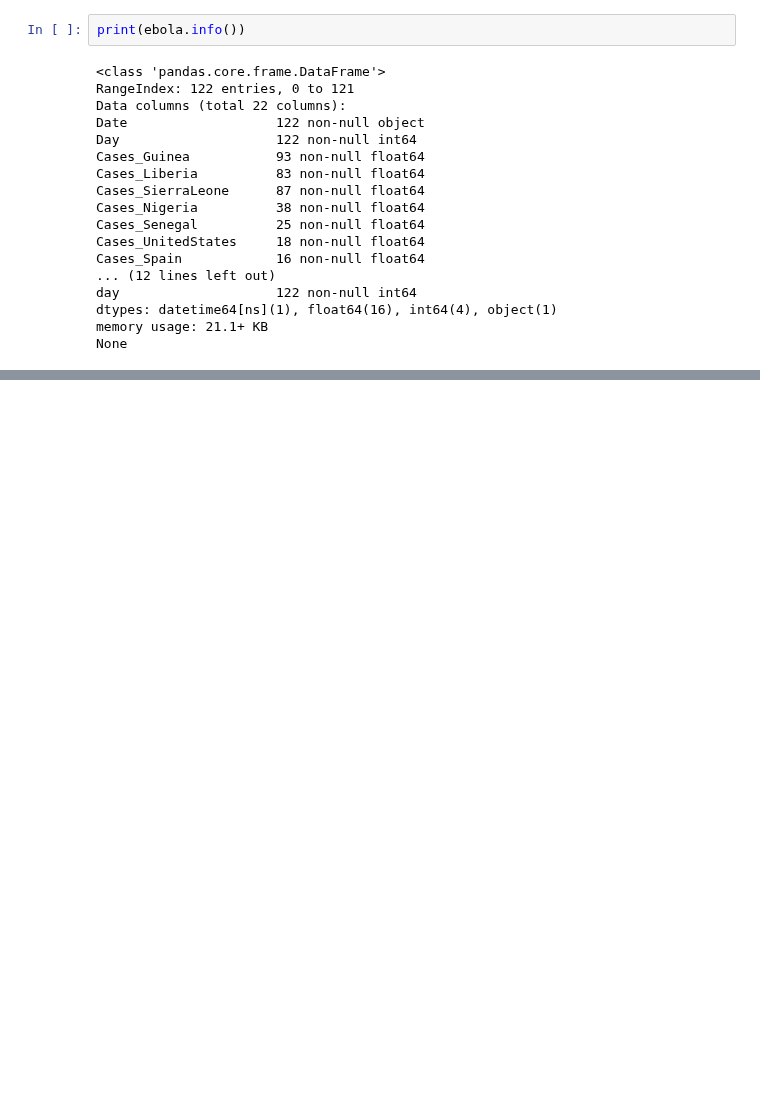
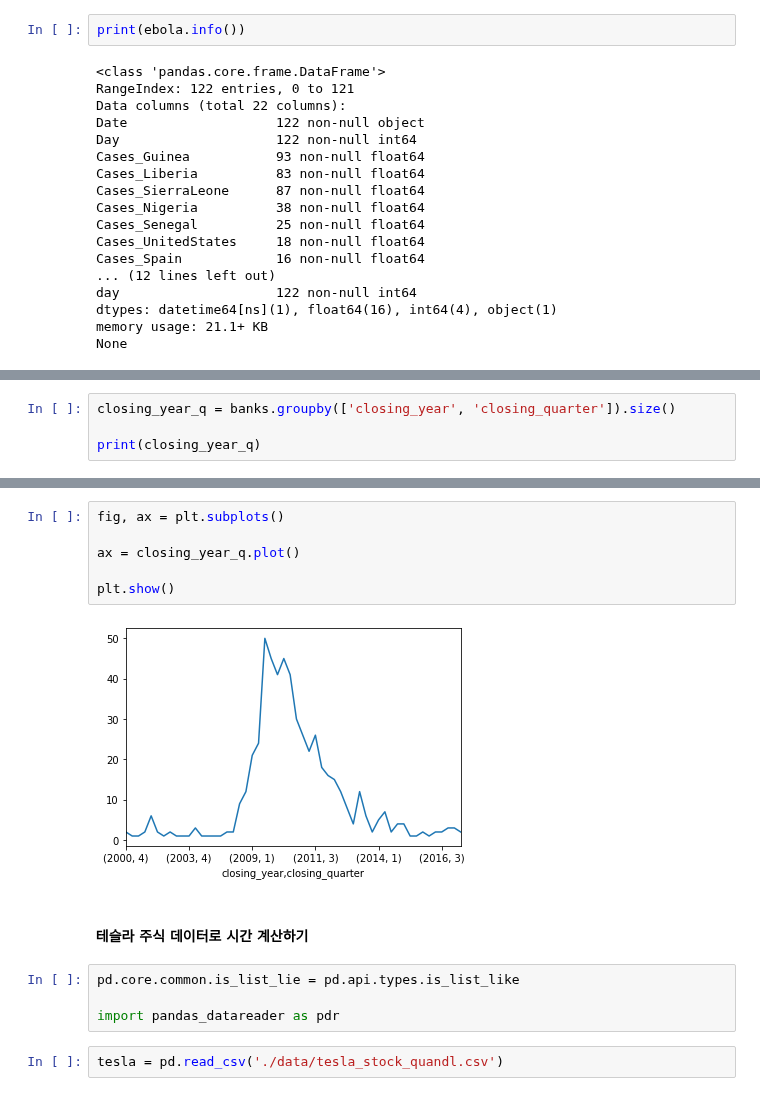
Before and after one commit to neverlish/Learned, a Jupyter notebook: data/doit-pandas/12 시계열 데이터.ipynb, the cells around one changed output, grey strips where cells are left out. Saved outputs shown, nothing was run; the diff lists cells and outputs as text; blank space fills up the shorter version.

Commit message:
12 - 2 사례별 시계열 데이터 계산하기

```diff
--- a/data/doit-pandas/12 시계열 데이터.ipynb
+++ b/data/doit-pandas/12 시계열 데이터.ipynb
@@ -255,0 +381,4 @@ None
+# %%
+closing_year_q = banks.groupby(['closing_year', 'closing_quarter']).size()
+
+print(closing_year_q)
@@ -255,0 +413,16 @@ None
+# %%
+fig, ax = plt.subplots()
+
+ax = closing_year_q.plot()
+
+plt.show()
+# %% [output]
+[figure, added]
+# %% [markdown]
+#### 테슬라 주식 데이터로 시간 계산하기
+# %%
+pd.core.common.is_list_lie = pd.api.types.is_list_like
+
+import pandas_datareader as pdr
+# %%
+tesla = pd.read_csv('./data/tesla_stock_quandl.csv')
```
Also changed, not shown: parts of 50 cells of this notebook.
